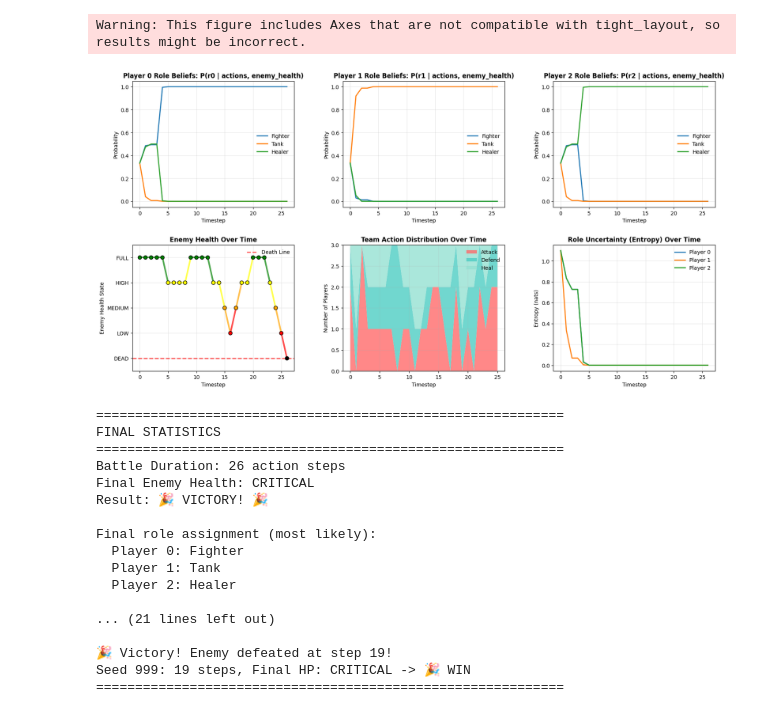
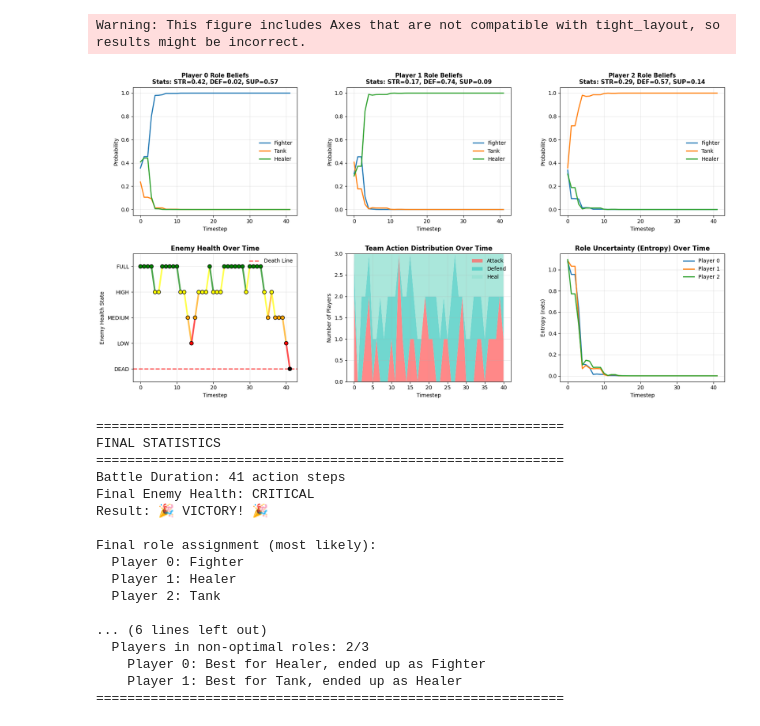
Before and after one commit to jolow99/Rational-Approaches-to-Cooperative-AI, a Jupyter notebook: project/report/RoleCoordinationGameV2.ipynb, the cells around one changed output. Cells and saved outputs as stored; diff of their text form; code cells hidden in the pictures.

Commit message:
add team health and stats

```diff
--- a/project/report/RoleCoordinationGameV2.ipynb
+++ b/project/report/RoleCoordinationGameV2.ipynb
@@ -148,16 +271,18 @@ def marginalize(role_probs, agent_idx):
     else:  # agent_idx == 2
         return np.sum(role_probs, axis=(0, 1))
 
-def simulate_role_convergence(n_steps, role_prior, initial_enemy_health=EnemyHealth.FULL, seed=42):
+def simulate_role_convergence(n_steps, player_stats_list, initial_enemy_health=EnemyHealth.FULL,
+                               seed=42, temperature=1.0):
     """
     Simulate the role coordination game with enemy health dynamics.
     Stops when enemy reaches CRITICAL health (death) or max steps reached.
 
     Args:
         n_steps: Maximum number of timesteps to simulate
-        role_prior: Initial prior over role assignments [3x3x3]
+        player_stats_list: List of 3 player stat arrays [[str, def, sup], ...]
         initial_enemy_health: Starting enemy health state
         seed: Random seed for reproducibility
+        temperature: Temperature for utility-based prior (lower = sharper)
 
     Returns:
         role_history: History of sampled roles [actual_steps x 3]
@@ -166,10 +291,13 @@ def simulate_role_convergence(n_steps, role_prior, initial_enemy_health=EnemyHea
         enemy_health_history: History of enemy health states [actual_steps + 1] (includes final state)
         actual_steps: Actual number of action steps taken
         victory: Whether the enemy was defeated
+        role_prior: Initial utility-based prior used
     """
     random.seed(seed)
     key = jax.random.PRNGKey(seed)
 
+    # Create utility-based prior from player stats
+    role_prior = create_utility_based_prior(player_stats_list, temperature=temperature)
     role_probs = role_prior
     enemy_health = initial_enemy_health
 
@@ -223,15 +351,32 @@ def simulate_role_convergence(n_steps, role_prior, initial_enemy_health=EnemyHea
     role_prob_history = role_prob_history[:actual_steps]
     enemy_health_history = enemy_health_history[:actual_steps + 1]  # +1 to include final state
 
-    return role_history, action_history, role_prob_history, enemy_health_history, actual_steps, victory
+    return role_history, action_history, role_prob_history, enemy_health_history, actual_steps, victory, role_prior
 # %%
 # Run simulation
+import time
+
 max_steps = 100
-role_prior = constrained_prior  # Use constrained prior for unique roles
-seed = 123  # Try different seeds: 42, 123, 456, 789, etc.
+temperature = 2.0  # Higher = more uncertainty in role prior
 
-role_history, action_history, role_prob_history, enemy_health_history, n_steps, victory = simulate_role_convergence(
-    max_steps, role_prior, initial_enemy_health=EnemyHealth.FULL, seed=seed
+# Use current time for random seed - different every run!
+seed = int(time.time() * 1000) % 100000
+
+# Generate player stats
+player_stats = [generate_player_stats(i, seed=seed) for i in range(3)]
+
+print("\n" + "="*60)
+print("PLAYER STATS")
+print("="*60)
+for i, stats in enumerate(player_stats):
+    print(f"Player {i}: STR={stats[0]:.2f}, DEF={stats[1]:.2f}, SUP={stats[2]:.2f}")
+    best_role_idx = int(np.argmax(stats))
+    best_role = Role(best_role_idx).name
+    print(f"  -> Best suited for: {best_role} (utility={stats[best_role_idx]:.2f})")
+print("="*60)
+
+role_history, action_history, role_prob_history, enemy_health_history, n_steps, victory, role_prior = simulate_role_convergence(
+    max_steps, player_stats, initial_enemy_health=EnemyHealth.FULL, seed=seed, temperature=temperature
 )
 
 print(f"\nSimulation ran for {n_steps} action steps")
@@ -267,7 +412,10 @@ for i in range(3):
     for role in Role:
         ax.plot(range(n_steps + 1), player_role_probs[:, role], label=role.name, linewidth=2)
 
-    ax.set_title(f'Player {i} Role Beliefs: P(r{i} | actions, enemy_health)', fontsize=12, fontweight='bold')
+    # Add player stats to title
+    stats = player_stats[i]
+    title = f'Player {i} Role Beliefs\nStats: STR={stats[0]:.2f}, DEF={stats[1]:.2f}, SUP={stats[2]:.2f}'
+    ax.set_title(title, fontsize=11, fontweight='bold')
     ax.set_xlabel('Timestep')
     ax.set_ylabel('Probability')
     ax.legend(frameon=False, loc='best')
@@ -371,18 +519,15 @@ if n_steps > 0:
     print(f"  Attacks: {total_attacks}/{total_actions} ({100*total_attacks/total_actions:.1f}%)")
     print(f"  Defends: {total_defends}/{total_actions} ({100*total_defends/total_actions:.1f}%)")
     print(f"  Heals: {total_heals}/{total_actions} ({100*total_heals/total_actions:.1f}%)")
+
+    # Show coordination challenges
+    print(f"\nCoordination Analysis:")
+    best_roles = [Role(onp.argmax(player_stats[i])).name for i in range(3)]
+    actual_roles = final_roles
+    mismatches = sum(1 for i in range(3) if best_roles[i] != actual_roles[i])
+    print(f"  Players in non-optimal roles: {mismatches}/3")
+    for i in range(3):
+        if best_roles[i] != actual_roles[i]:
+            print(f"    Player {i}: Best for {best_roles[i]}, ended up as {actual_roles[i]}")
 print("="*60)
-
-# Run multiple simulations to see variation
-print("\n" + "="*60)
-print("MULTIPLE SIMULATION RUNS")
-print("="*60)
-for test_seed in [42, 123, 456, 789, 999]:
-    _, _, _, test_health_history, test_steps, test_victory = simulate_role_convergence(
-        max_steps, role_prior, initial_enemy_health=EnemyHealth.FULL, seed=test_seed
-    )
-    result = "🎉 WIN" if test_victory else "💀 LOSS"
-    final_hp = EnemyHealth(int(test_health_history[-1])).name
-    print(f"Seed {test_seed}: {test_steps} steps, Final HP: {final_hp:8s} -> {result}")
-print("="*60)
 # %% [output]
@@ -406,19 +551,19 @@ Step 10    | FULL       | Fighter         | Tank            | Healer
 Warning: This figure includes Axes that are not compatible with tight_layout, so results might be incorrect.
-[figure, old version]
+[figure, new version]
 ============================================================
 FINAL STATISTICS
 ============================================================
-Battle Duration: 26 action steps
+Battle Duration: 41 action steps
 Final Enemy Health: CRITICAL
 Result: 🎉 VICTORY! 🎉
 
 Final role assignment (most likely):
   Player 0: Fighter
-  Player 1: Tank
-  Player 2: Healer
+  Player 1: Healer
+  Player 2: Tank
 
-... (21 lines left out)
-
-🎉 Victory! Enemy defeated at step 19!
-Seed 999: 19 steps, Final HP: CRITICAL -> 🎉 WIN
+... (6 lines left out)
+  Players in non-optimal roles: 2/3
+    Player 0: Best for Healer, ended up as Fighter
+    Player 1: Best for Tank, ended up as Healer
 ============================================================
```
Also changed, not shown: parts of 10 cells of this notebook.
